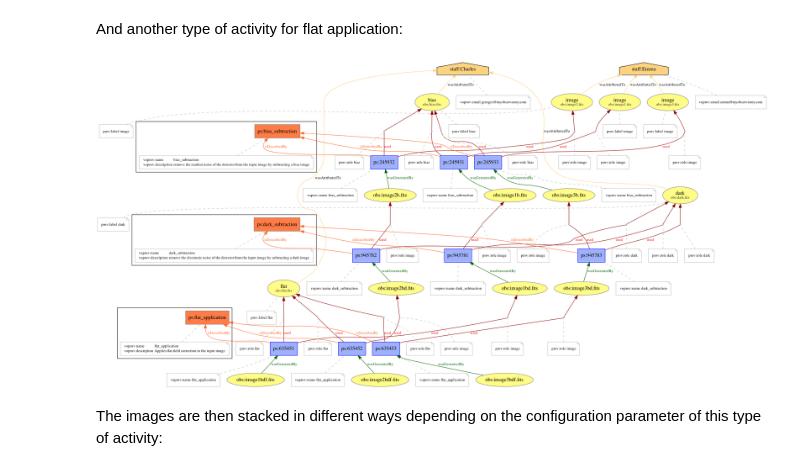
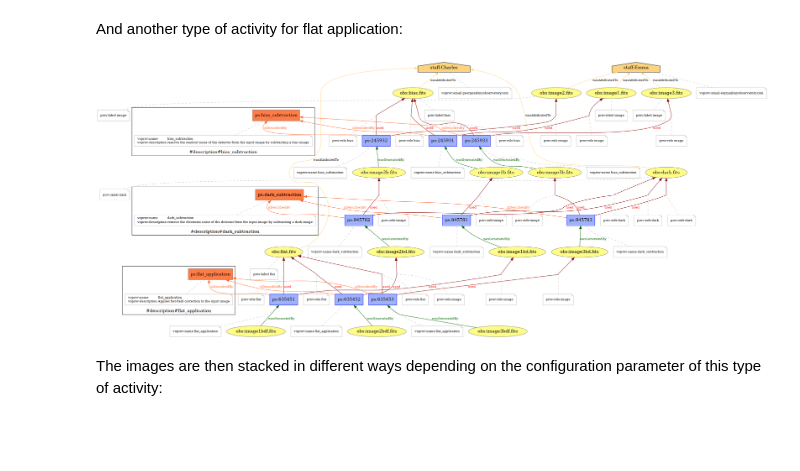
Before and after one commit to sanguillon/voprov, a Jupyter notebook: tutorials/voprov_tutorial.ipynb, the cells around one changed output. Drawn from its saved outputs; the diff is of its cells as text; code cells hidden in the pictures; blank space fills up the shorter version.

```diff
--- a/tutorials/voprov_tutorial.ipynb
+++ b/tutorials/voprov_tutorial.ipynb
@@ -209,11 +209,11 @@ im3bdf = pdoc.entity('obs:image3bdf.fits')
 im3bdf.wasGeneratedBy(act3bd);
 # %%
 # Show graph
-dot = prov_to_dot(pdoc, use_labels=True)  # Important: remove "use_labels=True" in case of error
+dot = prov_to_dot(pdoc) #, use_labels=True)  # Important: remove "use_labels=True" in case of error
 dot.write_png('voprov_example.png')
 Image('voprov_example.png')
 # %% [output]
-[figure, old version]
+[figure, new version]
 # %% [markdown]
 The images are then stacked in different ways depending on the configuration parameter of this type of activity:
 # %%
```
Also changed, not shown: parts of 4 cells of this notebook, 15 other files.
